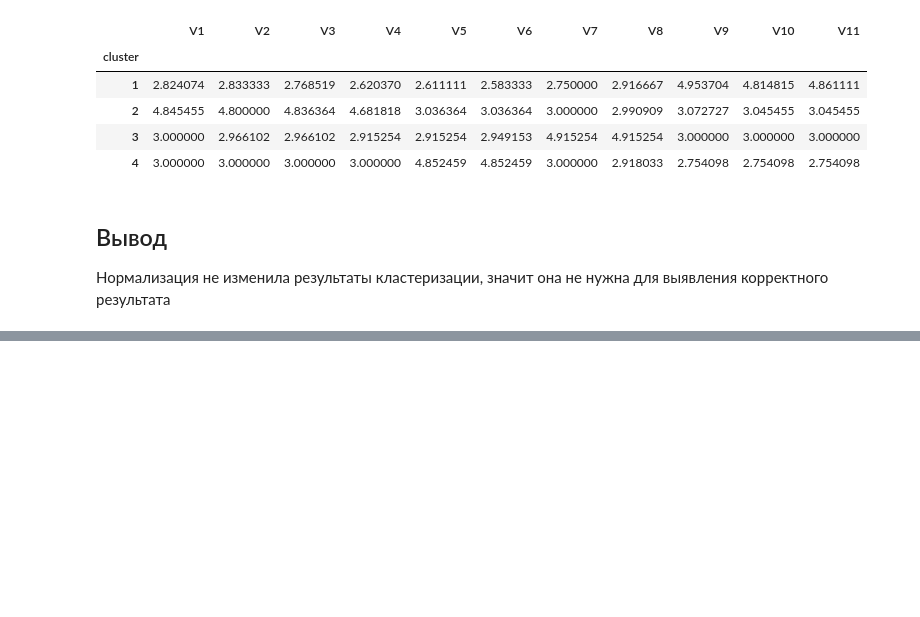
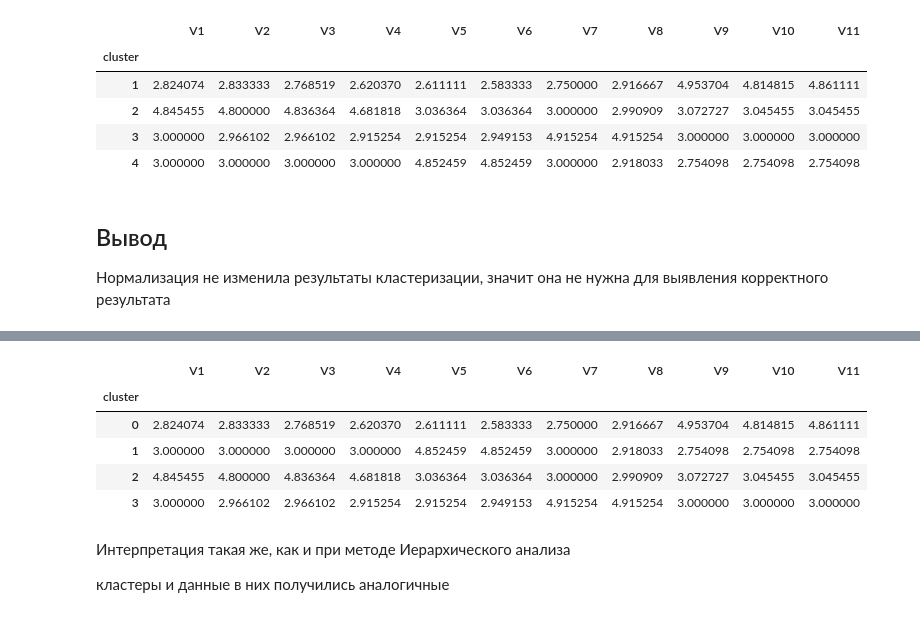
Before and after one commit to potyomin/DA_on_python_labs, a Jupyter notebook: notebooks/lab_1_1.ipynb, the cells around one changed output, grey strips where cells are left out. Cells and saved outputs as stored; diff of their text form; code cells hidden in the pictures; blank space fills up the shorter version.

Commit message:
метод к-средних для первого варианта

```diff
--- a/notebooks/lab_1_1.ipynb
+++ b/notebooks/lab_1_1.ipynb
@@ -313,0 +316,2 @@ df_norm.groupby('cluster').mean()
+# %%
+df = pd.read_csv(FILE_LOLLIPOPS, encoding=ENCODINGS[0], sep=';')
@@ -313,0 +364,2 @@ df_norm.groupby('cluster').mean()
+# %%
+max_iter_1 = 300
@@ -313,0 +372,3 @@ df_norm.groupby('cluster').mean()
+# %%
+model = KMeans(n_clusters=4, max_iter=max_iter_1, random_state=42, n_init=10, verbose=0, tol=0.0001)
+model.fit(df)
@@ -313,0 +415,14 @@ df_norm.groupby('cluster').mean()
+# %%
+df['cluster'] = model.labels_
+df.groupby('cluster').mean()
+# %% [output]
+|  | V1 | V2 | V3 | V4 | V5 | V6 | V7 | V8 | V9 | V10 | V11 |
+| cluster |  |  |  |  |  |  |  |  |  |  |  |
+| 0 | 2.824074 | 2.833333 | 2.768519 | 2.620370 | 2.611111 | 2.583333 | 2.750000 | 2.916667 | 4.953704 | 4.814815 | 4.861111 |
+| 1 | 3.000000 | 3.000000 | 3.000000 | 3.000000 | 4.852459 | 4.852459 | 3.000000 | 2.918033 | 2.754098 | 2.754098 | 2.754098 |
+| 2 | 4.845455 | 4.800000 | 4.836364 | 4.681818 | 3.036364 | 3.036364 | 3.000000 | 2.990909 | 3.072727 | 3.045455 | 3.045455 |
+| 3 | 3.000000 | 2.966102 | 2.966102 | 2.915254 | 2.915254 | 2.949153 | 4.915254 | 4.915254 | 3.000000 | 3.000000 | 3.000000 |
+# %% [markdown]
+Интерпретация такая же, как и при методе Иерархического анализа
+
+кластеры и данные в них получились аналогичные
```
Also changed, not shown: parts of 19 cells of this notebook, 2 other files.
